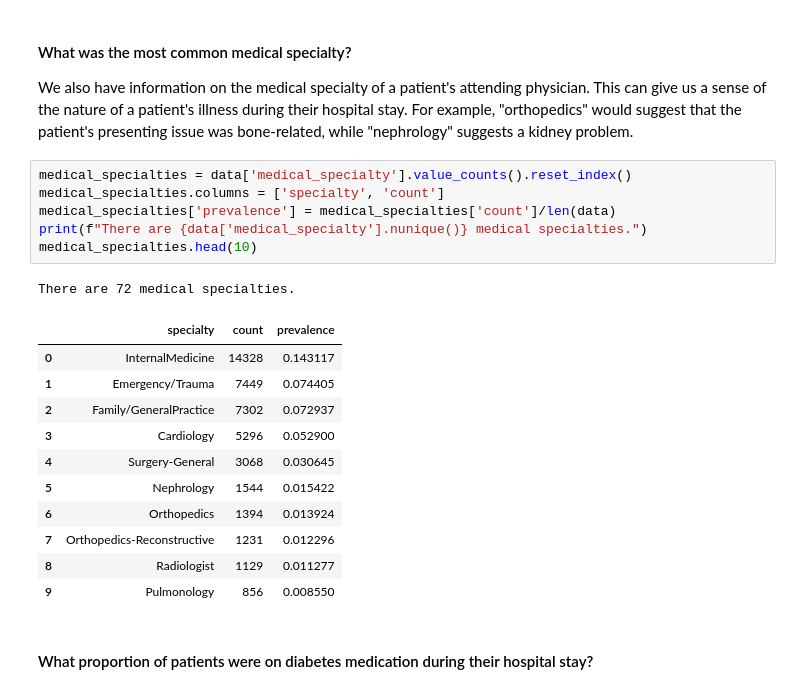
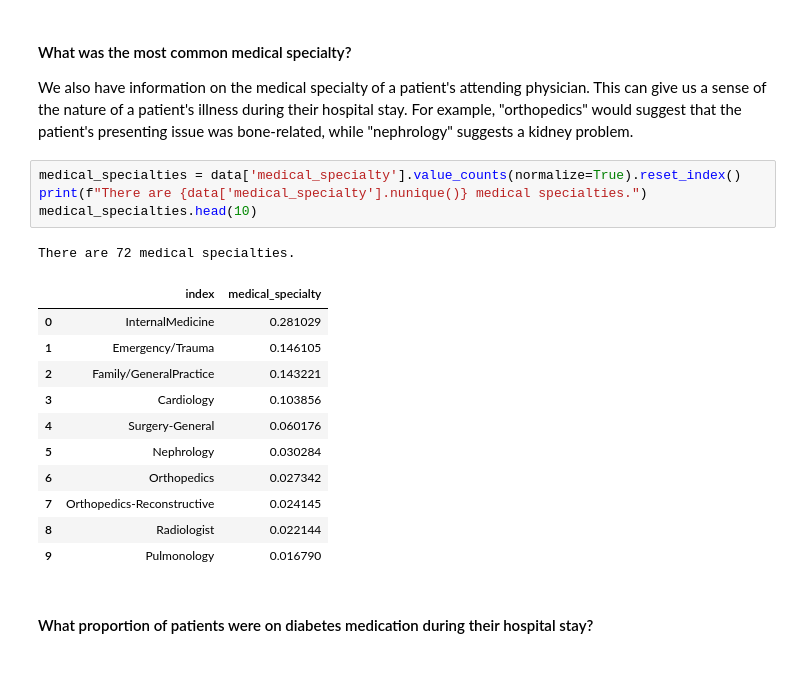
Before and after one commit to topspinj/diabetes-ml-workshop, a Jupyter notebook: notebooks/walkthrough.ipynb, the cells around one changed output. Drawn from its saved outputs; the diff is of its cells as text.

```diff
--- a/notebooks/walkthrough.ipynb
+++ b/notebooks/walkthrough.ipynb
@@ -415,24 +425,22 @@ Patients on average were administered 16 medications during their hospital stay.
 
 We also have information on the medical specialty of a patient's attending physician. This can give us a sense of the nature of a patient's illness during their hospital stay. For example, "orthopedics" would suggest that the patient's presenting issue was bone-related, while "nephrology" suggests a kidney problem.
 # %%
-medical_specialties = data['medical_specialty'].value_counts().reset_index()
-medical_specialties.columns = ['specialty', 'count']
-medical_specialties['prevalence'] = medical_specialties['count']/len(data)
+medical_specialties = data['medical_specialty'].value_counts(normalize=True).reset_index()
 print(f"There are {data['medical_specialty'].nunique()} medical specialties.")
 medical_specialties.head(10)
 # %% [output]
 There are 72 medical specialties.
-|  | specialty | count | prevalence |
-| 0 | InternalMedicine | 14328 | 0.143117 |
-| 1 | Emergency/Trauma | 7449 | 0.074405 |
-| 2 | Family/GeneralPractice | 7302 | 0.072937 |
-| 3 | Cardiology | 5296 | 0.052900 |
-| 4 | Surgery-General | 3068 | 0.030645 |
-| 5 | Nephrology | 1544 | 0.015422 |
-| 6 | Orthopedics | 1394 | 0.013924 |
-| 7 | Orthopedics-Reconstructive | 1231 | 0.012296 |
-| 8 | Radiologist | 1129 | 0.011277 |
-| 9 | Pulmonology | 856 | 0.008550 |
+|  | index | medical_specialty |
+| 0 | InternalMedicine | 0.281029 |
+| 1 | Emergency/Trauma | 0.146105 |
+| 2 | Family/GeneralPractice | 0.143221 |
+| 3 | Cardiology | 0.103856 |
+| 4 | Surgery-General | 0.060176 |
+| 5 | Nephrology | 0.030284 |
+| 6 | Orthopedics | 0.027342 |
+| 7 | Orthopedics-Reconstructive | 0.024145 |
+| 8 | Radiologist | 0.022144 |
+| 9 | Pulmonology | 0.016790 |
 # %% [markdown]
 #### What proportion of patients were on diabetes medication during their hospital stay?
 # %%
```
Also changed, not shown: parts of 23 cells of this notebook, 11 other files.
